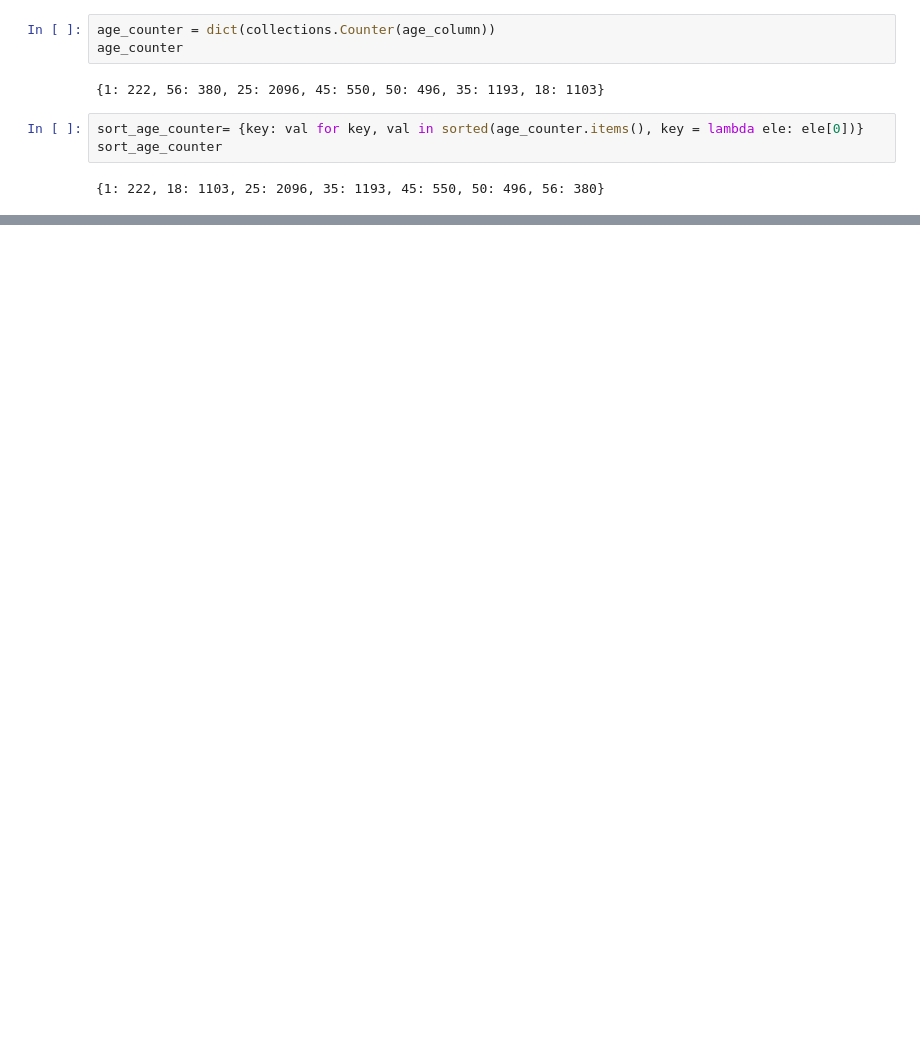
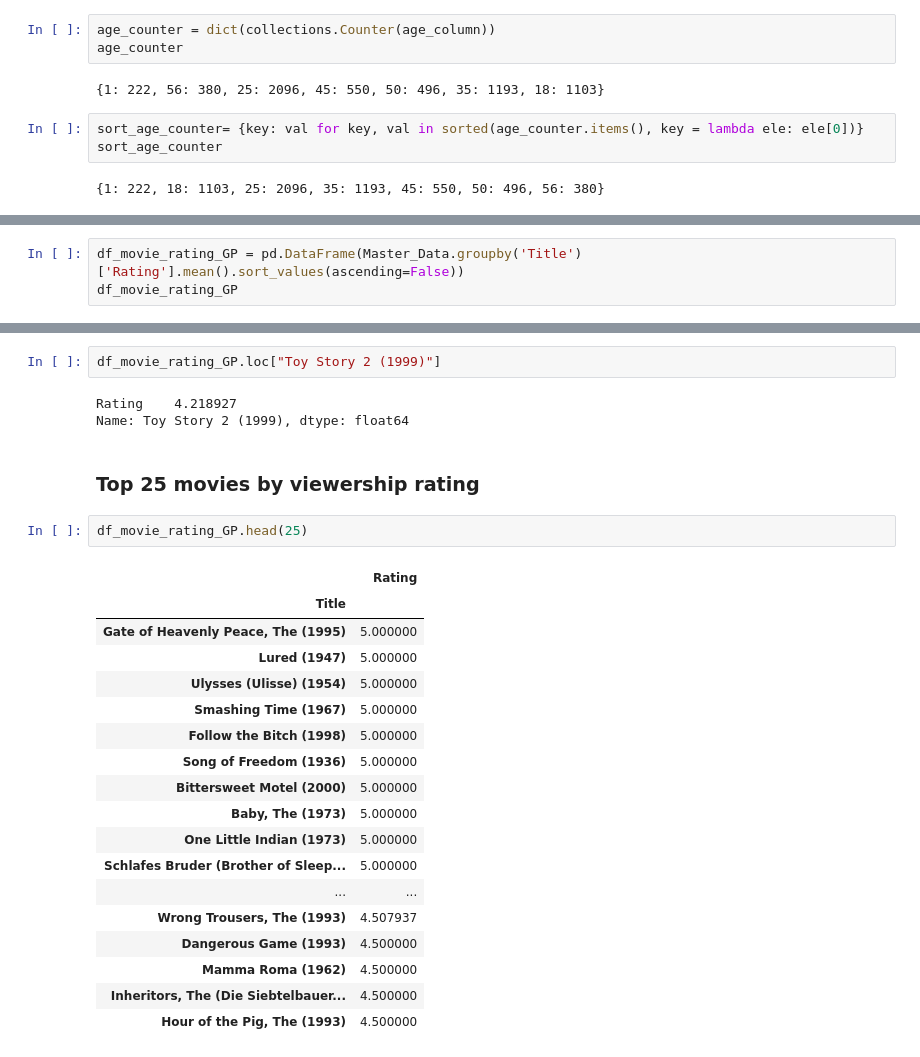
Before and after one commit to kdeepakkumarbk/DataSci_WithPy_DPK, a Jupyter notebook: _projects/project2/src/Movielens_Case_Study.ipynb, the cells around one changed output, grey strips where cells are left out. Drawn from its saved outputs; the diff is of its cells as text; blank space fills up the shorter version.

```diff
--- a/_projects/project2/src/Movielens_Case_Study.ipynb
+++ b/_projects/project2/src/Movielens_Case_Study.ipynb
@@ -280,0 +255,3 @@ plt.show()
+# %%
+df_movie_rating_GP = pd.DataFrame(Master_Data.groupby('Title')['Rating'].mean().sort_values(ascending=False))
+df_movie_rating_GP
@@ -280,0 +273,28 @@ plt.show()
+# %%
+df_movie_rating_GP.loc["Toy Story 2 (1999)"]
+# %% [output]
+Rating    4.218927
+Name: Toy Story 2 (1999), dtype: float64
+# %% [markdown]
+### Top 25 movies by viewership rating
+# %%
+df_movie_rating_GP.head(25)
+# %% [output]
+|  | Rating |
+| Title |  |
+| Gate of Heavenly Peace, The (1995) | 5.000000 |
+| Lured (1947) | 5.000000 |
+| Ulysses (Ulisse) (1954) | 5.000000 |
+| Smashing Time (1967) | 5.000000 |
+| Follow the Bitch (1998) | 5.000000 |
+| Song of Freedom (1936) | 5.000000 |
+| Bittersweet Motel (2000) | 5.000000 |
+| Baby, The (1973) | 5.000000 |
+| One Little Indian (1973) | 5.000000 |
+| Schlafes Bruder (Brother of Sleep... | 5.000000 |
+| ... | ... |
+| Wrong Trousers, The (1993) | 4.507937 |
+| Dangerous Game (1993) | 4.500000 |
+| Mamma Roma (1962) | 4.500000 |
+| Inheritors, The (Die Siebtelbauer... | 4.500000 |
+| Hour of the Pig, The (1993) | 4.500000 |
```
Also changed, not shown: parts of 12 cells of this notebook.
